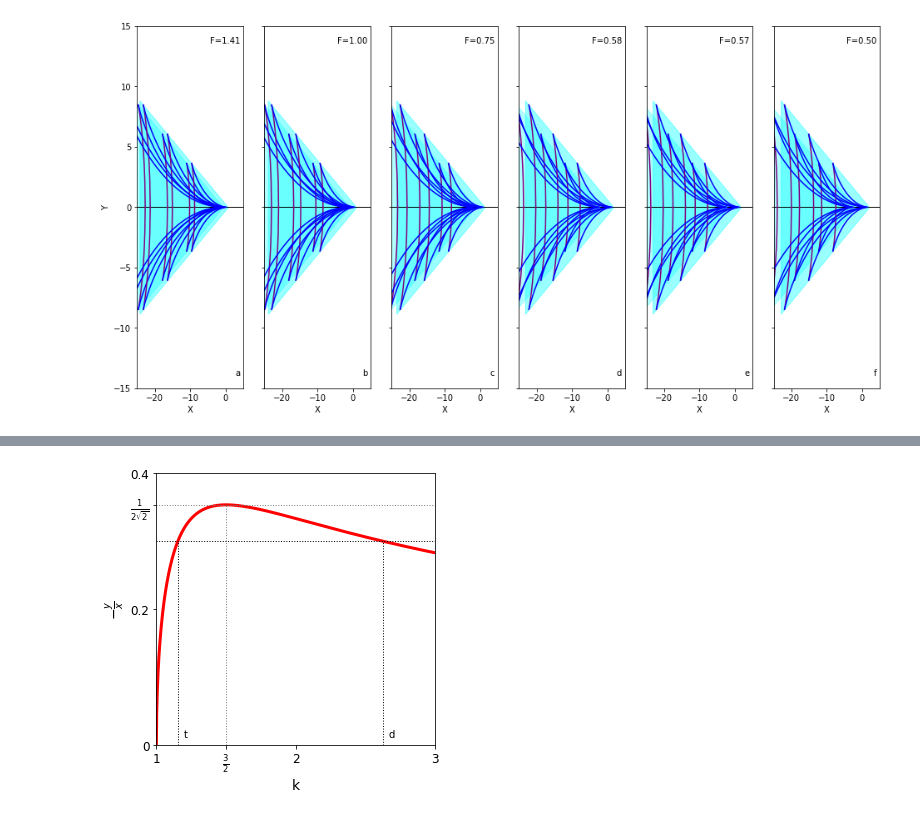
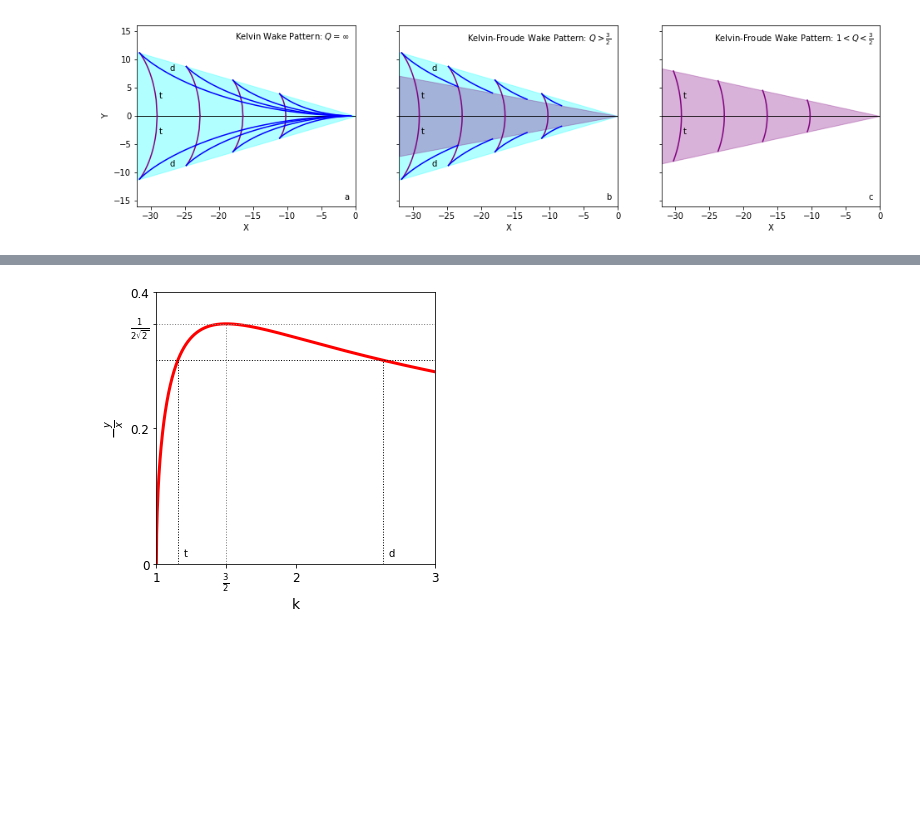
Before and after one commit to jcolen/kelvinmach, a Jupyter notebook: challenging_kelvin/ParametricPlots.ipynb, the cells around one changed output, grey strips where cells are left out. Saved outputs shown, nothing was run; the diff lists cells and outputs as text; code cells hidden in the pictures; blank space fills up the shorter version.

```diff
--- a/challenging_kelvin/ParametricPlots.ipynb
+++ b/challenging_kelvin/ParametricPlots.ipynb
@@ -21,7 +21,7 @@ def draw_inner_angle(ax, x, T, x0=[0], color='purple', alpha=0.3):
         ax.fill_between(x+xz, y1=y, y2=-y, color=color, alpha=a)
         a += 0.1
 
-def draw_parametric_wake(ax, nmax, k, x0=[0], color1='purple', color2='blue', phase=0.0):
+def draw_parametric_wake(ax, nmax, k, x0=[0], color1='purple', color2='blue', phase=0.25):
     k32 = np.power(k, 1.5)
     xtterm = (2*k - 1) / k32
     ytterm = np.sqrt(k - 1) / k32
@@ -35,46 +35,54 @@ def draw_parametric_wake(ax, nmax, k, x0=[0], color1='purple', color2='blue', ph
             ax.plot(xt[~inner]+xz, yt[~inner], color=color2)
             ax.plot(xt[~inner]+xz, -yt[~inner], color=color2)
 # %%
-fs = [1.414, 1, 0.75, 0.58, 0.57, 0.5]
-nfs = len(fs)
-Q = 1000
-tmax = np.ones(nfs) * Q * 100
+Qs = [1000, 5, 1.1]
+tmax = [100000, 10000, 1000]
+labels = [r'Kelvin Wake Pattern: $Q = \infty$',
+          r'Kelvin-Froude Wake Pattern: $Q > \frac{3}{2}$',
+          r'Kelvin-Froude Wake Pattern: $1 < Q < \frac{3}{2}$']
+nqs = len(Qs)
+fig = plt.figure(figsize=(16, 4))
 
-fig = plt.figure(figsize=(16, 8))
-
-xlim = np.array([-25, 5])
-ylim = np.array([-15, 15])
+xlim = np.array([-32, 0])
+ylim = np.array([-16, 16])
 
 label = 'a'
 
-for i in range(nfs):
-    fr = fs[i]
-    ax = fig.add_subplot(1, nfs, i+1)
+for i in range(nqs):
+    ax = fig.add_subplot(1, nqs, i+1)
     ax.set_xlim(xlim)
     ax.set_ylim(ylim)
-    ax.text(0.97, 0.97, 'F=%0.2f' % fr,
+    ax.text(0.97, 0.97, labels[i],
                     transform=ax.transAxes,
                     horizontalalignment='right',
                     verticalalignment='top')
     ax.text(0.97, 0.03, label,
             transform=ax.transAxes,
             horizontalalignment='right',
             verticalalignment='bottom')
     label = chr(ord(label) + 1)
     if i == 0:
         ax.set_ylabel('Y')
     else:
         ax.tick_params(axis='y', which='both', labelleft=False)
     #ax.tick_params(axis='x', which='both', bottom=False, top=False, labelbottom=False)
     ax.set_xlabel('X')
     ax.axhline(color='black', linewidth=1)
-    k = np.linspace(1, Q, tmax[i])
-    x0 = [-1. / fr, 1./ fr]
-    xs = np.array([xlim[0], 0])
-
-    draw_kelvin_angle(ax, xs, x0=x0)
-    draw_parametric_wake(ax, 4, k, x0=x0)
+    k = np.linspace(1, Qs[i], tmax[i])
+    if Qs[i] > 1.5:
+        draw_kelvin_angle(ax, xlim)
+        ax.text(0.15, 0.22, 'd',
+                transform=ax.transAxes)
+        ax.text(0.15, 0.75, 'd',
+                transform=ax.transAxes)
+    if Qs[i] < 100:
+        draw_inner_angle(ax, xlim, Qs[i])
+    draw_parametric_wake(ax, 4, k)
+    ax.text(0.1, 0.4, 't',
+            transform=ax.transAxes)
+    ax.text(0.1, 0.6, 't',
+            transform=ax.transAxes)
 
 plt.show()
 # %% [output]
-[figure, old version]
+[figure, new version]
```
Also changed, not shown: parts of 3 cells of this notebook, 7 other files.
